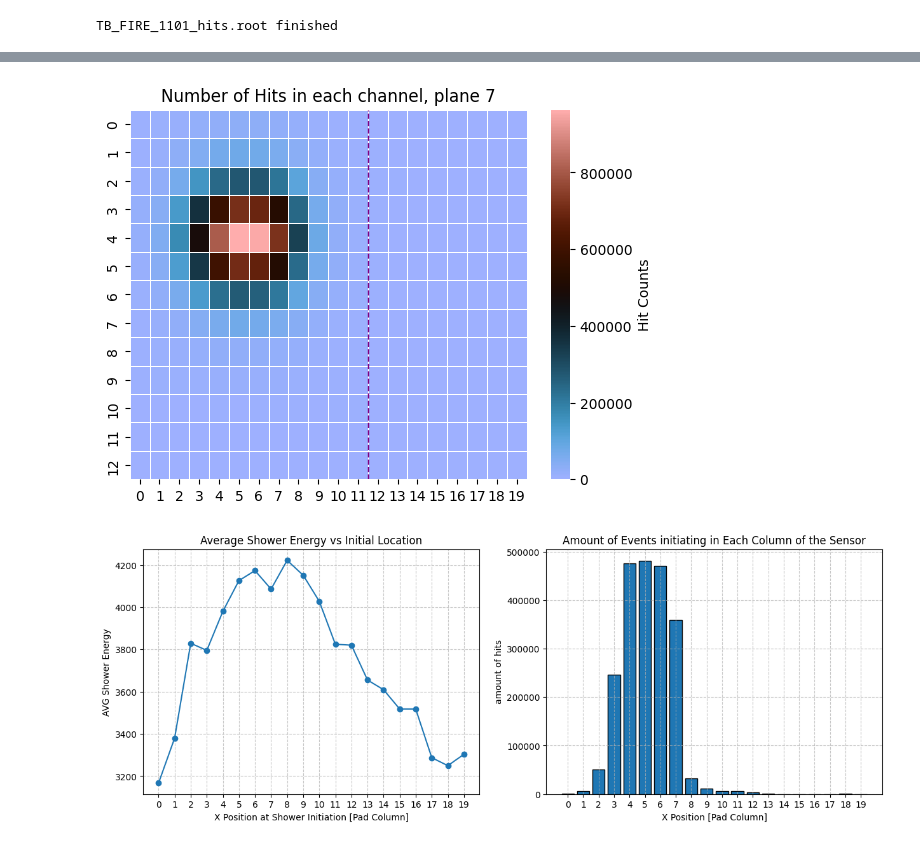
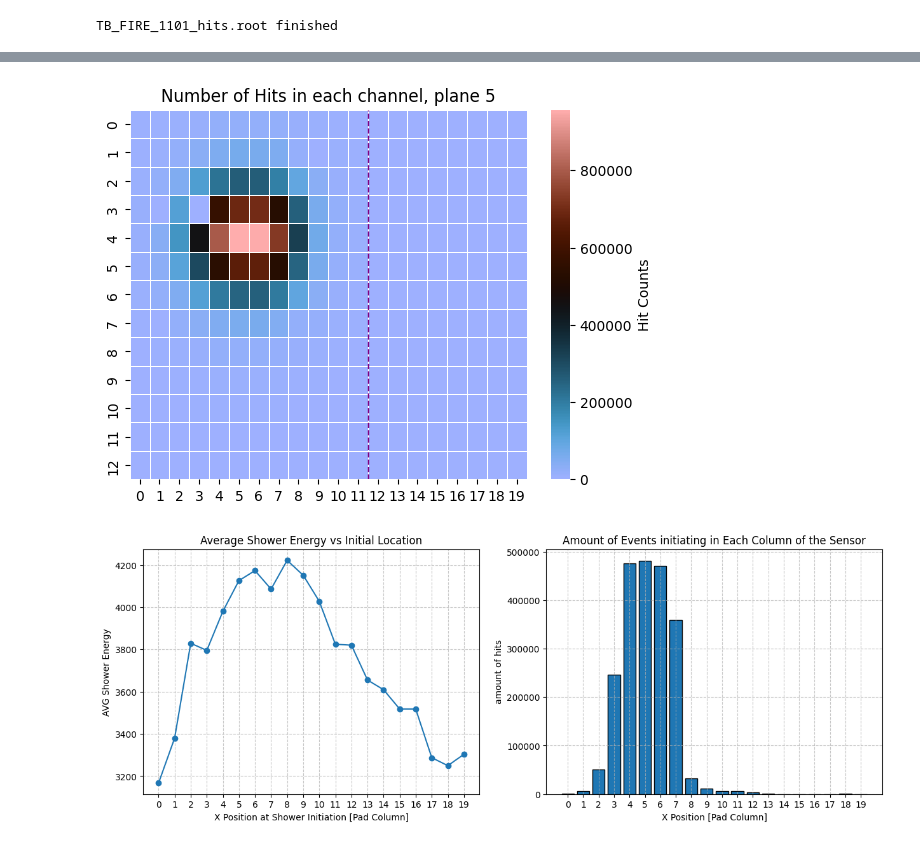
Before and after one commit to Ben-David-Ben/F-Cal-TB-Project, a Jupyter notebook: TB2025_Gap.ipynb, the cells around one changed output, grey strips where cells are left out. Saved outputs shown, nothing was run; the diff lists cells and outputs as text; code cells hidden in the pictures.

```diff
--- a/TB2025_Gap.ipynb
+++ b/TB2025_Gap.ipynb
@@ -29,9 +29,9 @@ TB_FIRE_1101_hits.root finished
 
 Hit Counts and Amp in Single Planes -->
 # %%
-# rf.hits_amount_colormap_single_plane(hit_data_1101, 7)
+rf.hits_amount_colormap_single_plane(hit_data_1101, 5)
 # %% [output]
-[figure, old version]
+[figure, new version]
 # %%
 # rf.average_amp_colormap_single_plane(hit_data_1101, 7, cmap="managua")
 # %%
```
Also changed, not shown: parts of 10 cells of this notebook.
